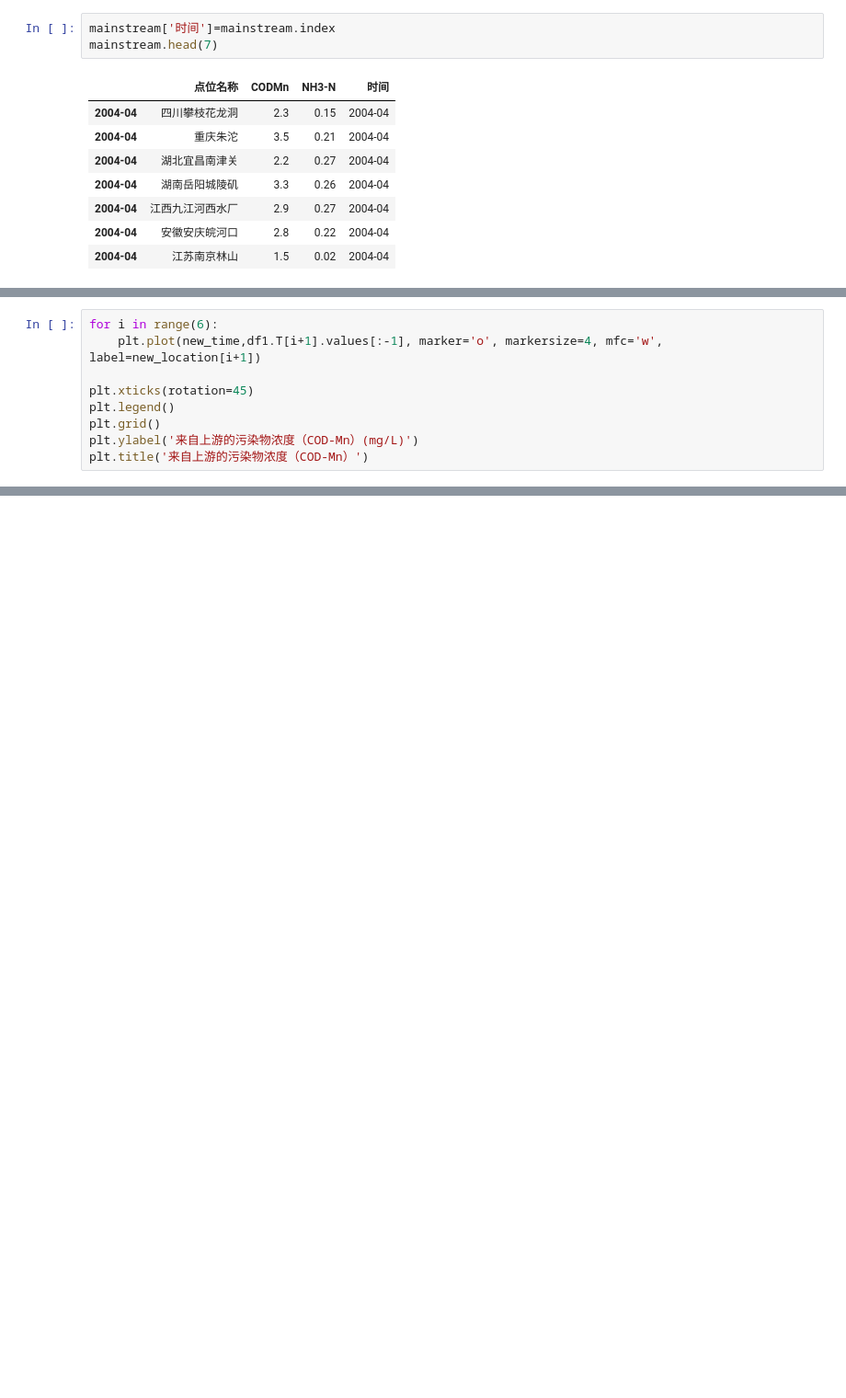
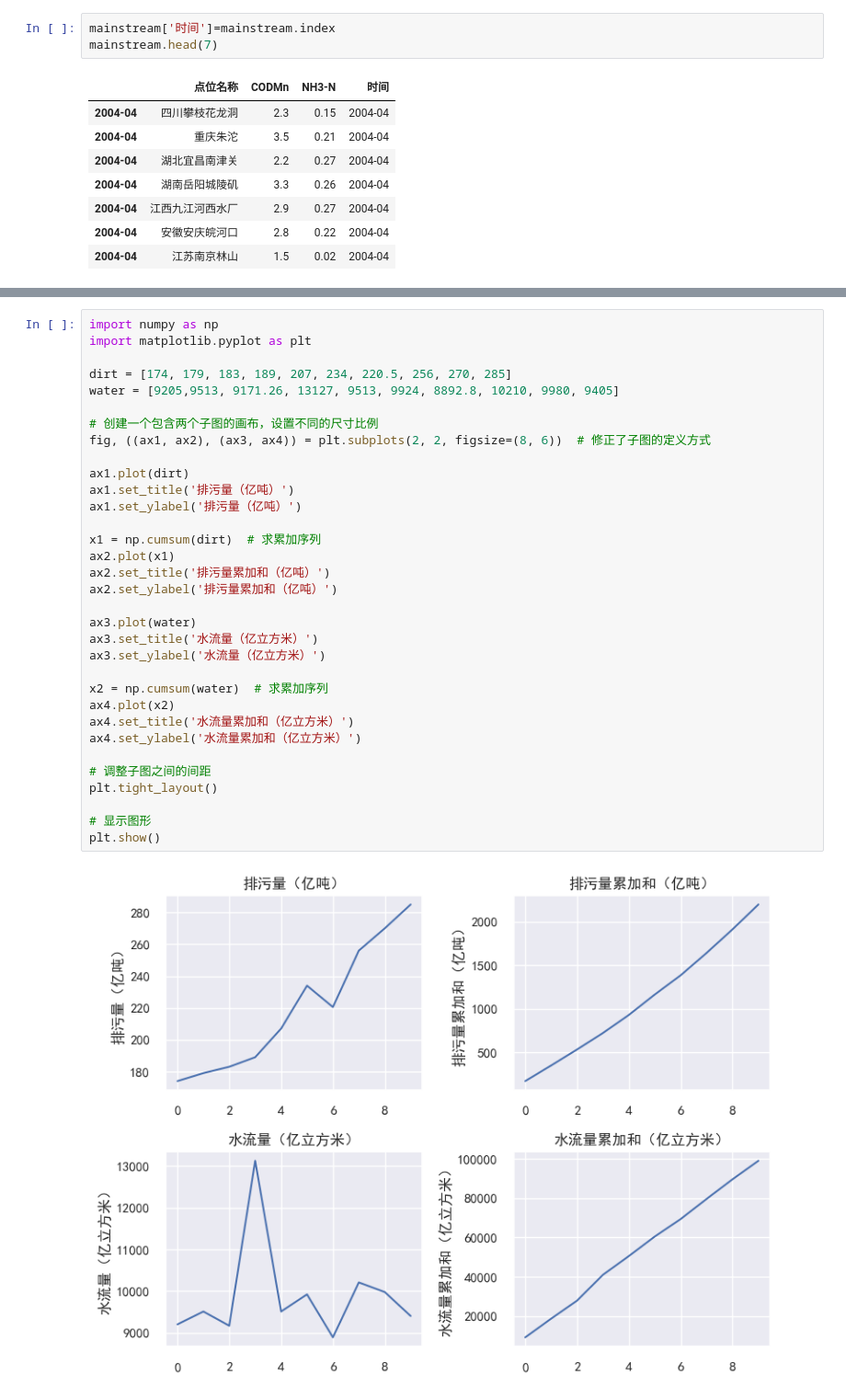
Before and after one commit to maxfanxd/2023mathematical-maxfan, a Jupyter notebook: Practice/第一次练习.ipynb, the cells around one changed output, grey strips where cells are left out. Shown at 92% size. Cells and saved outputs as stored; diff of their text form; blank space fills up the shorter version.

```diff
--- a/Practice/第一次练习.ipynb
+++ b/Practice/第一次练习.ipynb
@@ -939,10 +910 @@ df1.T
 | 地点 | 四川攀枝花龙洞 | 重庆朱沱 | 湖北宜昌南津关 | 湖南岳阳城陵矶 | 江西九江河西水厂 | 安徽安庆皖河口 | 江苏南京林山 |
-# %%
-for i in range(6):
-    plt.plot(new_time,df1.T[i+1].values[:-1], marker='o', markersize=4, mfc='w', label=new_location[i+1])
-
-plt.xticks(rotation=45)
-plt.legend()
-plt.grid()
-plt.ylabel('来自上游的污染物浓度（COD-Mn）(mg/L)')
-plt.title('来自上游的污染物浓度（COD-Mn）')
@@ -982,0 +1142,35 @@ Text(0.5, 1.0, '来自本地的污染物浓度（COD-Mn）')
+# %%
+import numpy as np
+import matplotlib.pyplot as plt
+
+dirt = [174, 179, 183, 189, 207, 234, 220.5, 256, 270, 285]
+water = [9205,9513, 9171.26, 13127, 9513, 9924, 8892.8, 10210, 9980, 9405]
+
+# 创建一个包含两个子图的画布，设置不同的尺寸比例
+fig, ((ax1, ax2), (ax3, ax4)) = plt.subplots(2, 2, figsize=(8, 6))  # 修正了子图的定义方式
+
+ax1.plot(dirt)
+ax1.set_title('排污量（亿吨）')
+ax1.set_ylabel('排污量（亿吨）')
+
+x1 = np.cumsum(dirt)  # 求累加序列
+ax2.plot(x1)
+ax2.set_title('排污量累加和（亿吨）')
+ax2.set_ylabel('排污量累加和（亿吨）')
+
+ax3.plot(water)
+ax3.set_title('水流量（亿立方米）')
+ax3.set_ylabel('水流量（亿立方米）')
+
+x2 = np.cumsum(water)  # 求累加序列
+ax4.plot(x2)
+ax4.set_title('水流量累加和（亿立方米）')
+ax4.set_ylabel('水流量累加和（亿立方米）')
+
+# 调整子图之间的间距
+plt.tight_layout()
+
+# 显示图形
+plt.show()
+# %% [output]
+[figure, added]
```
Also changed, not shown: parts of 63 cells of this notebook, 8 other files.
